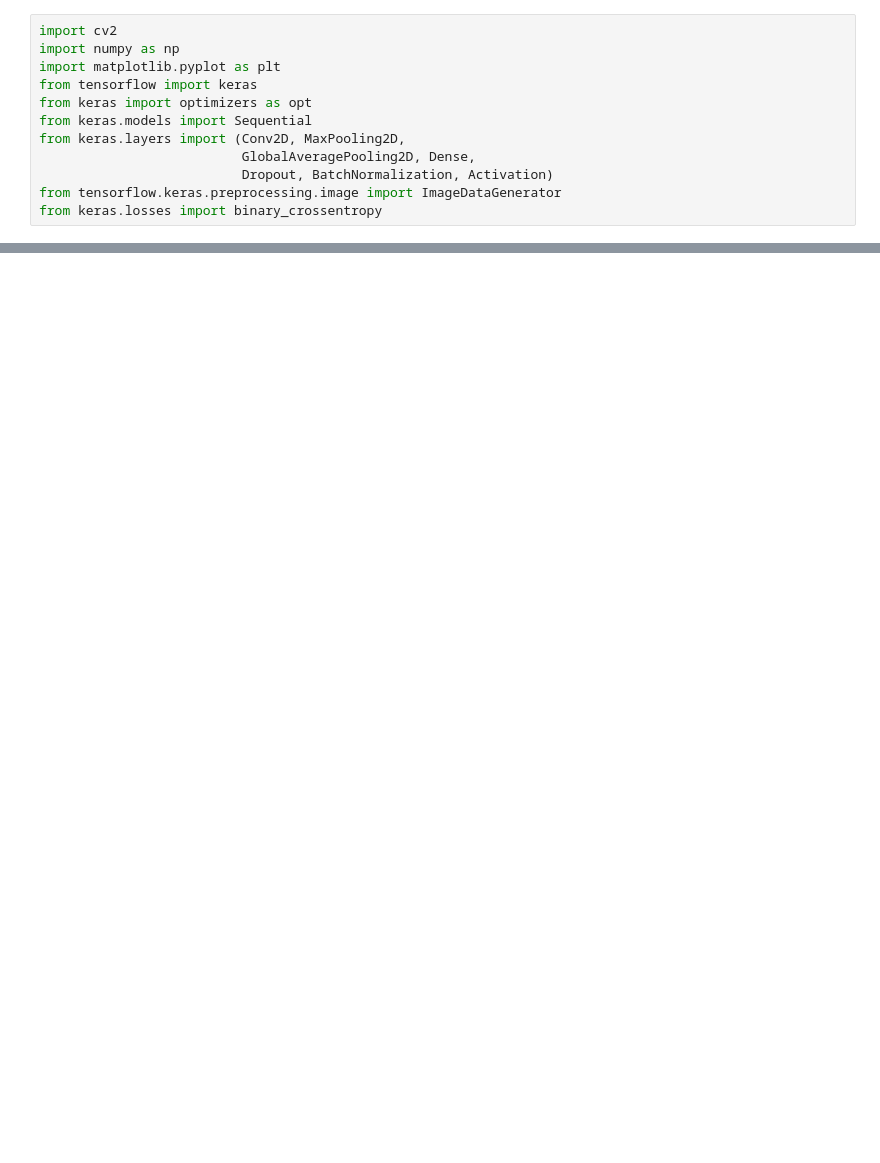
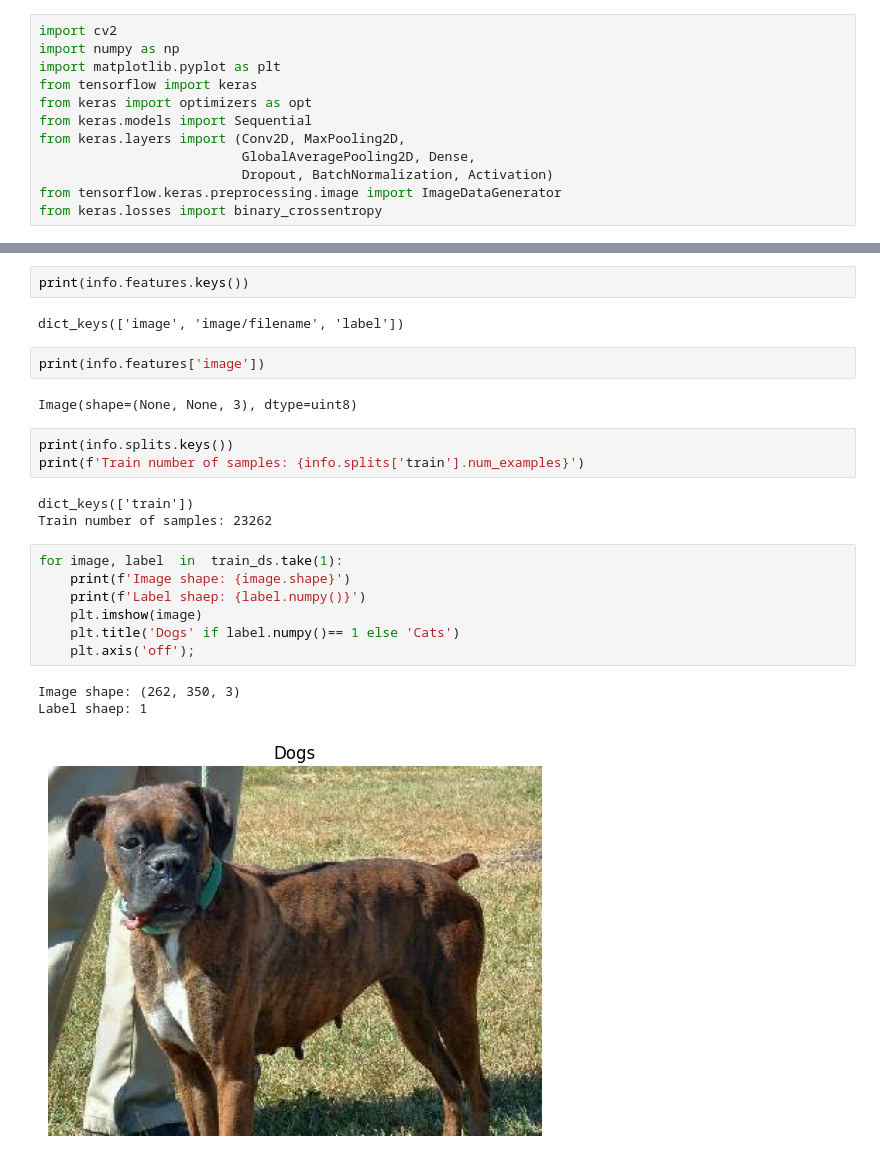
Before and after one commit to python-is-life2022/Cats-vs-Dogs-Image-Classification-CNN, a Jupyter notebook: cats_vs_dogs_image_classification_cnn.ipynb, the cells around one changed output, grey strips where cells are left out. Cells and saved outputs as stored; diff of their text form; blank space fills up the shorter version.

Commit message:
feat: inspect and visualize Cats vs Dogs dataset samples

```diff
--- a/cats_vs_dogs_image_classification_cnn.ipynb
+++ b/cats_vs_dogs_image_classification_cnn.ipynb
@@ -44,0 +74,25 @@ from keras.losses import binary_crossentropy
+# %%
+print(info.features.keys())
+# %% [output]
+dict_keys(['image', 'image/filename', 'label'])
+# %%
+print(info.features['image'])
+# %% [output]
+Image(shape=(None, None, 3), dtype=uint8)
+# %%
+print(info.splits.keys())
+print(f'Train number of samples: {info.splits['train'].num_examples}')
+# %% [output]
+dict_keys(['train'])
+Train number of samples: 23262
+# %%
+for image, label  in  train_ds.take(1):
+    print(f'Image shape: {image.shape}')
+    print(f'Label shaep: {label.numpy()}')
+    plt.imshow(image)
+    plt.title('Dogs' if label.numpy()== 1 else 'Cats')
+    plt.axis('off');
+# %% [output]
+Image shape: (262, 350, 3)
+Label shaep: 1
+[figure, added]
```
Also changed, not shown: parts of 5 cells of this notebook.
